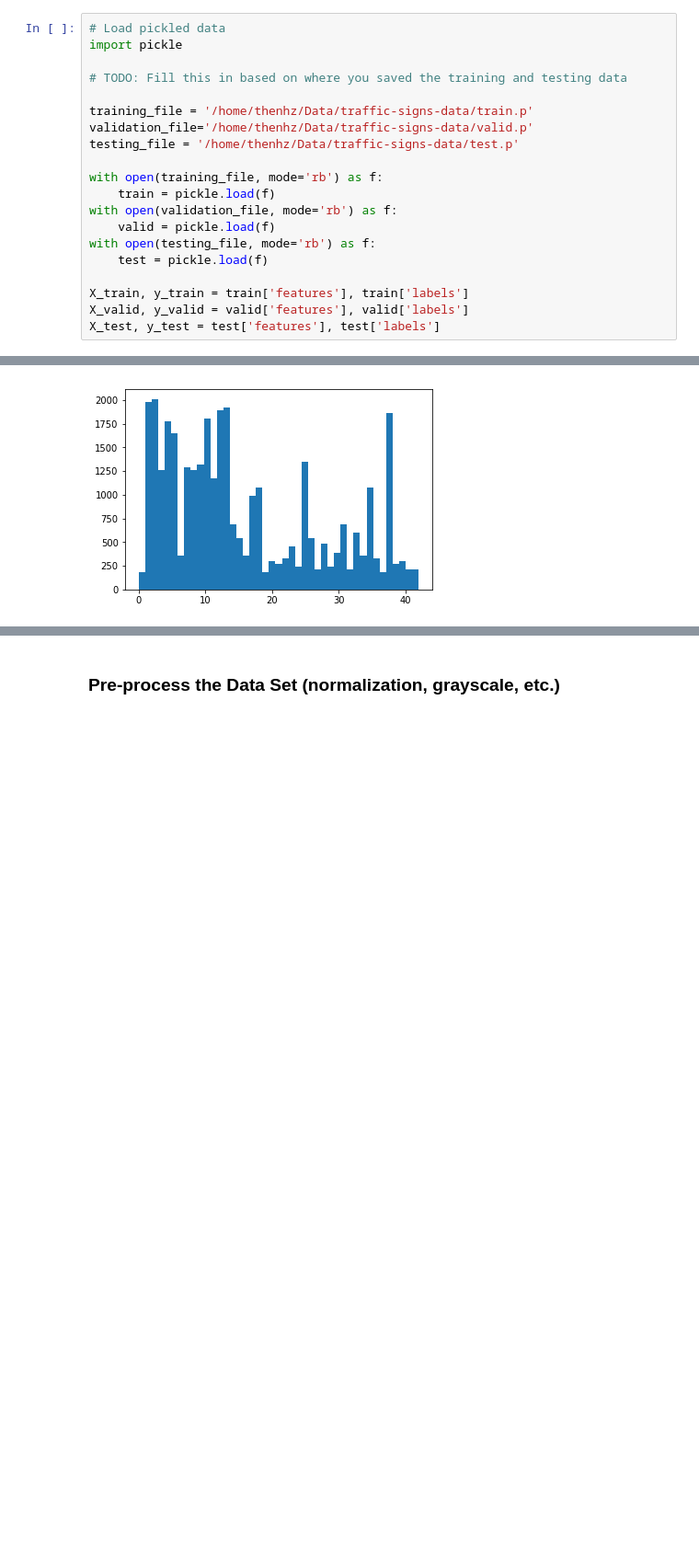
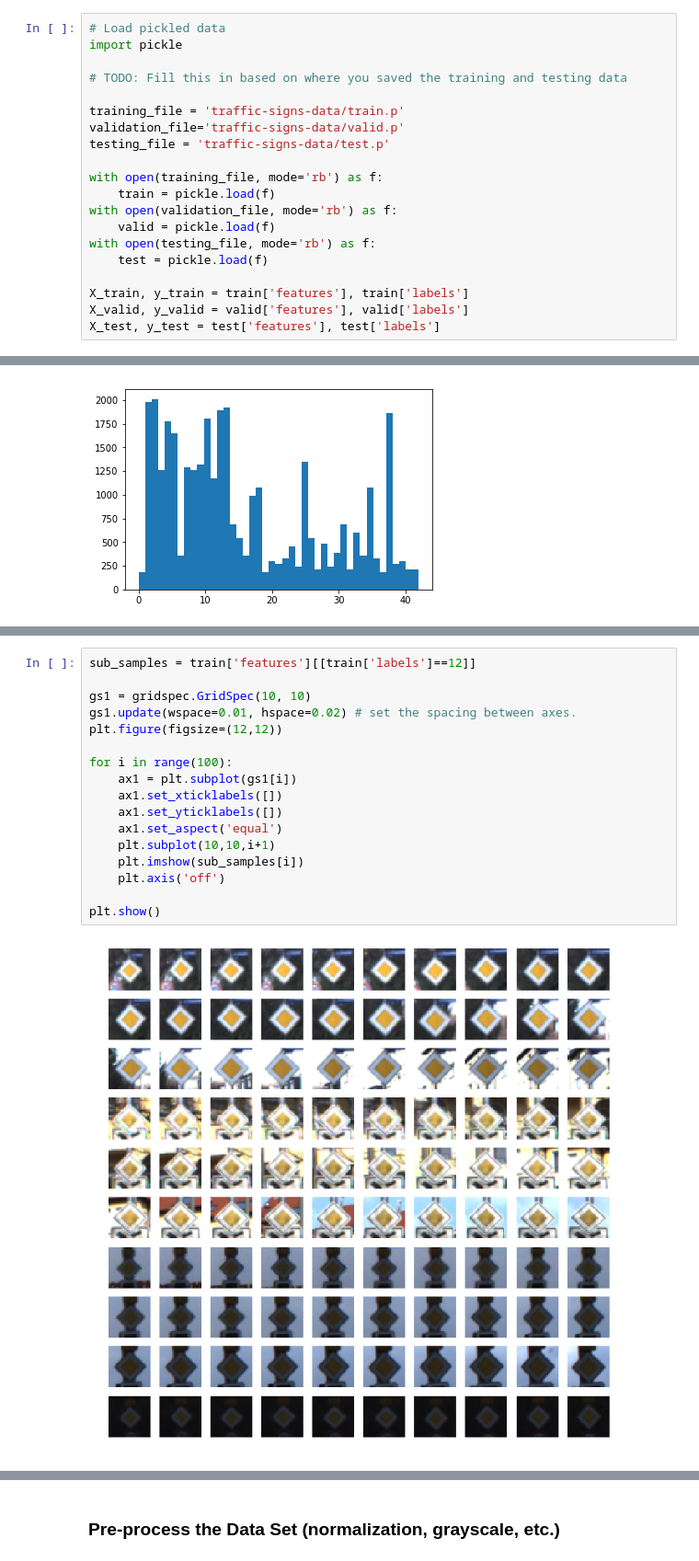
Before and after one commit to thenhz/CarND-Traffic-Sign-Classifier-Project, a Jupyter notebook: Traffic_Sign_Classifier.ipynb, the cells around one changed output, grey strips where cells are left out. Shown: that part at 92% size. Drawn from its saved outputs; the diff is of its cells as text; blank space fills up the shorter version.

```diff
--- a/Traffic_Sign_Classifier.ipynb
+++ b/Traffic_Sign_Classifier.ipynb
@@ -25,9 +25,9 @@ import pickle
 
 # TODO: Fill this in based on where you saved the training and testing data
 
-training_file = '/home/thenhz/Data/traffic-signs-data/train.p'
-validation_file='/home/thenhz/Data/traffic-signs-data/valid.p'
-testing_file = '/home/thenhz/Data/traffic-signs-data/test.p'
+training_file = 'traffic-signs-data/train.p'
+validation_file='traffic-signs-data/valid.p'
+testing_file = 'traffic-signs-data/test.p'
 
 with open(training_file, mode='rb') as f:
     train = pickle.load(f)
@@ -128,6 +129,25 @@ print("min occurence:"+str(np.min(freq)))
 # %% [output]
 max occurence:2010
 min occurence:180
+# %%
+sub_samples = train['features'][[train['labels']==12]]
+
+gs1 = gridspec.GridSpec(10, 10)
+gs1.update(wspace=0.01, hspace=0.02) # set the spacing between axes.
+plt.figure(figsize=(12,12))
+
+for i in range(100):
+    ax1 = plt.subplot(gs1[i])
+    ax1.set_xticklabels([])
+    ax1.set_yticklabels([])
+    ax1.set_aspect('equal')
+    plt.subplot(10,10,i+1)
+    plt.imshow(sub_samples[i])
+    plt.axis('off')
+
+plt.show()
+# %% [output]
+[figure, added]
 # %% [markdown]
 ----
 
```
Also changed, not shown: parts of 7 cells of this notebook.
